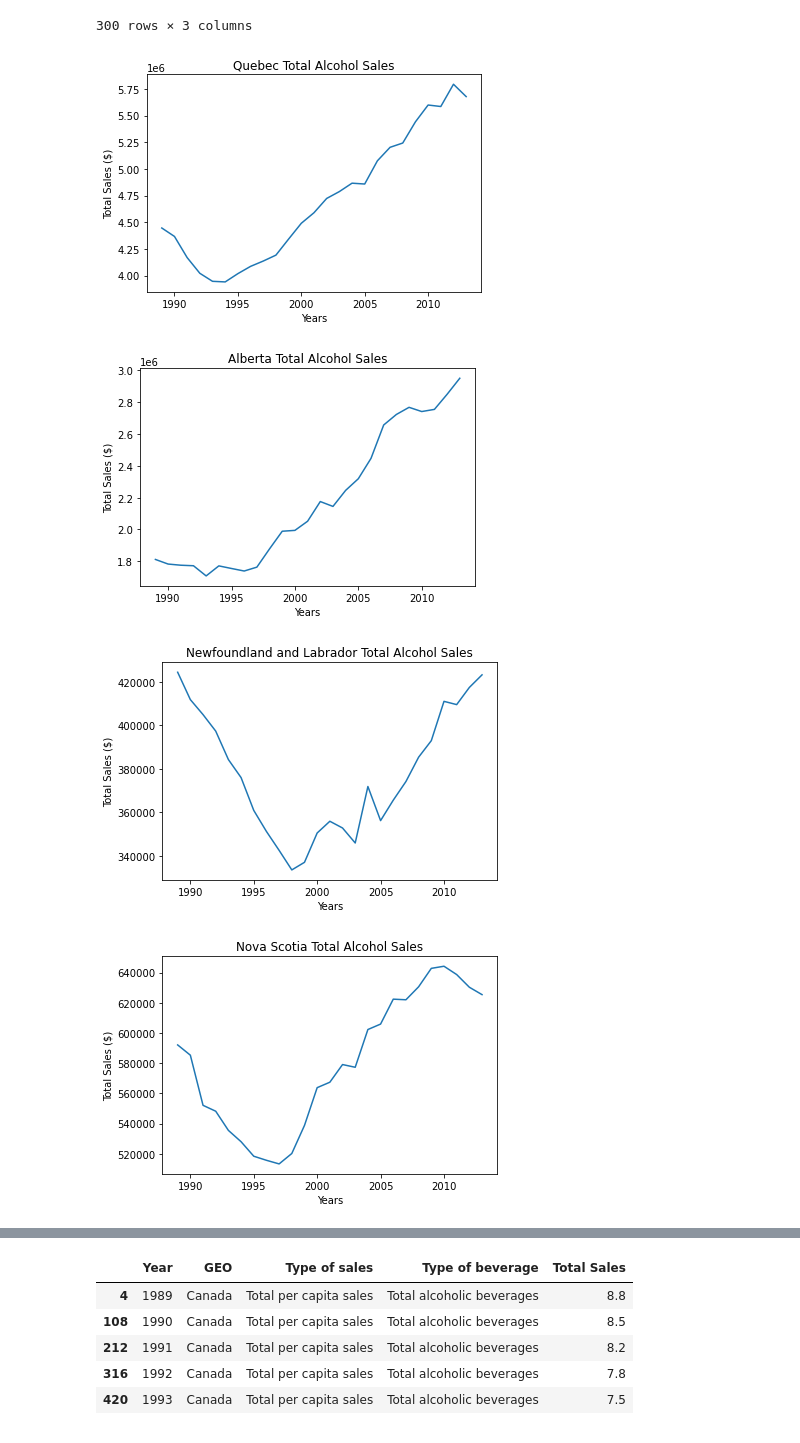
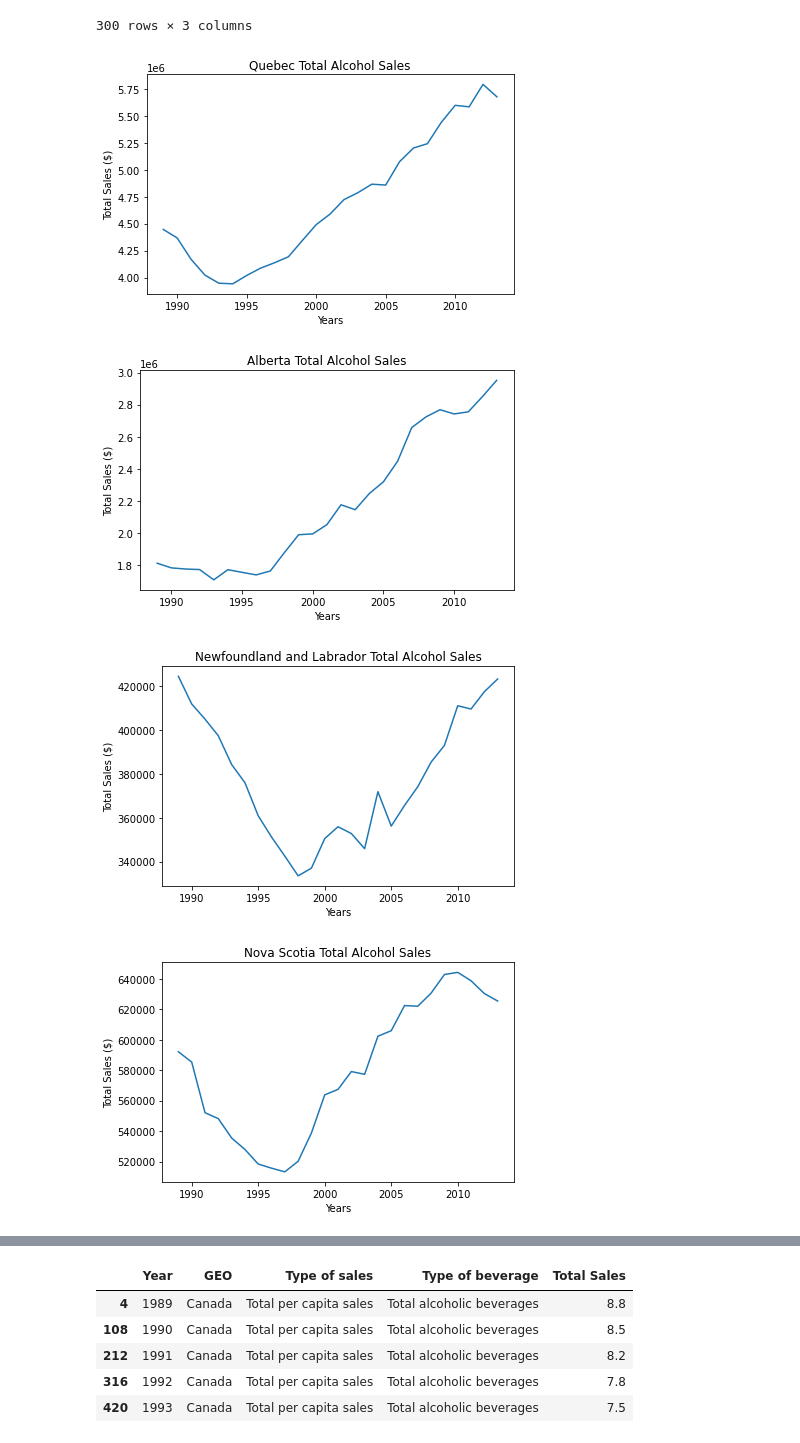
Before and after one commit to MattDavies1/Data-Bootcamp-Project, a Jupyter notebook: alc_sales.ipynb, the cells around one changed output, grey strips where cells are left out. Cells and saved outputs as stored; diff of their text form; code cells hidden in the pictures.

Commit message:
clean alc_sales

```diff
--- a/alc_sales.ipynb
+++ b/alc_sales.ipynb
@@ -86,15 +87,16 @@ provinces = ["Quebec","Alberta","Newfoundland and Labrador","Nova Scotia","Briti
 # %%
 #create a for loop so that it will plot a line graph for each provinces alc sales
 for province in provinces:
     province_df=clean_provincial_df.loc[clean_provincial_df["Province"]==province,:]
     plt.plot(province_df["Year"],province_df["Total Sales"])
     plt.title(province + ' Total Alcohol Sales')
     plt.xlabel("Years")
     plt.ylabel("Total Sales ($)")
-    plt.savefig("Output_data/" + province + "_alc_sales.png")
+    plt.savefig("Output_data/" + province + "_alc_sales.png",bbox_inches='tight')
+    plt.tight_layout()
     plt.show()
 # %% [output]
-[figure, old version]
+[figure, new version]
-[figure, old version]
+[figure, new version]
-[figure, old version]
+[figure, new version]
-[figure, old version]
+[figure, new version]
```
Also changed, not shown: parts of 2 cells of this notebook, 12 other files.
